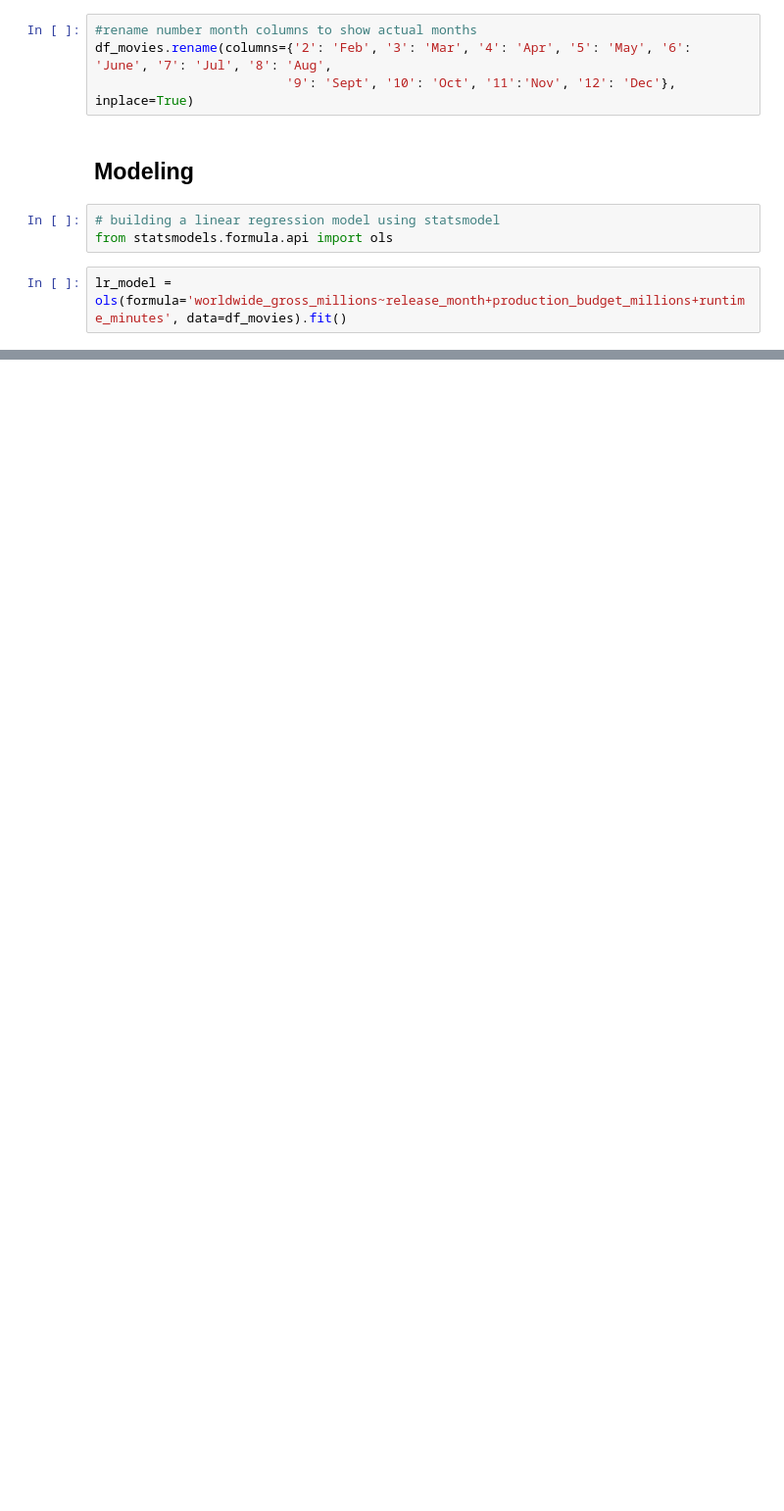
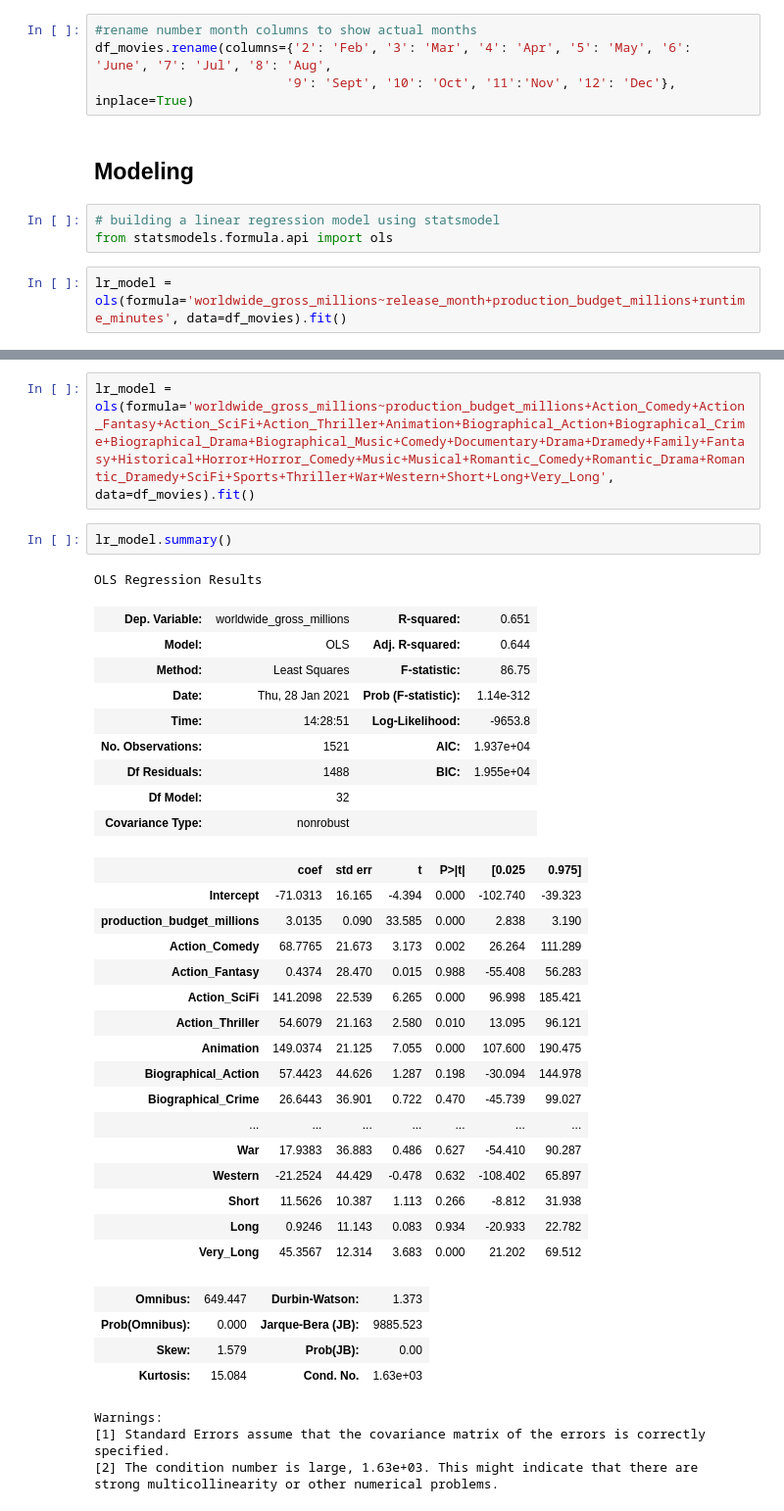
Before and after one commit to KenHoffman95/Movie-Box-Office-Predictor-, a Jupyter notebook: Data Cleaning and Feature Engineering.ipynb, the cells around one changed output, grey strips where cells are left out. Shown: that part at 98% size. Saved outputs shown, nothing was run; the diff lists cells and outputs as text; blank space fills up the shorter version.

```diff
--- a/Data Cleaning and Feature Engineering.ipynb
+++ b/Data Cleaning and Feature Engineering.ipynb
@@ -917,0 +927,39 @@ Warnings:
+# %%
+lr_model = ols(formula='worldwide_gross_millions~production_budget_millions+Action_Comedy+Action_Fantasy+Action_SciFi+Action_Thriller+Animation+Biographical_Action+Biographical_Crime+Biographical_Drama+Biographical_Music+Comedy+Documentary+Drama+Dramedy+Family+Fantasy+Historical+Horror+Horror_Comedy+Music+Musical+Romantic_Comedy+Romantic_Drama+Romantic_Dramedy+SciFi+Sports+Thriller+War+Western+Short+Long+Very_Long', data=df_movies).fit()
+# %%
+lr_model.summary()
+# %% [output]
+OLS Regression Results
+| Dep. Variable: | worldwide_gross_millions | R-squared: | 0.651 |
+| Model: | OLS | Adj. R-squared: | 0.644 |
+| Method: | Least Squares | F-statistic: | 86.75 |
+| Date: | Thu, 28 Jan 2021 | Prob (F-statistic): | 1.14e-312 |
+| Time: | 14:28:51 | Log-Likelihood: | -9653.8 |
+| No. Observations: | 1521 | AIC: | 1.937e+04 |
+| Df Residuals: | 1488 | BIC: | 1.955e+04 |
+| Df Model: | 32 |  |  |
+| Covariance Type: | nonrobust |  |  |
+|  | coef | std err | t | P>|t| | [0.025 | 0.975] |
+| Intercept | -71.0313 | 16.165 | -4.394 | 0.000 | -102.740 | -39.323 |
+| production_budget_millions | 3.0135 | 0.090 | 33.585 | 0.000 | 2.838 | 3.190 |
+| Action_Comedy | 68.7765 | 21.673 | 3.173 | 0.002 | 26.264 | 111.289 |
+| Action_Fantasy | 0.4374 | 28.470 | 0.015 | 0.988 | -55.408 | 56.283 |
+| Action_SciFi | 141.2098 | 22.539 | 6.265 | 0.000 | 96.998 | 185.421 |
+| Action_Thriller | 54.6079 | 21.163 | 2.580 | 0.010 | 13.095 | 96.121 |
+| Animation | 149.0374 | 21.125 | 7.055 | 0.000 | 107.600 | 190.475 |
+| Biographical_Action | 57.4423 | 44.626 | 1.287 | 0.198 | -30.094 | 144.978 |
+| Biographical_Crime | 26.6443 | 36.901 | 0.722 | 0.470 | -45.739 | 99.027 |
+| ... | ... | ... | ... | ... | ... | ... |
+| War | 17.9383 | 36.883 | 0.486 | 0.627 | -54.410 | 90.287 |
+| Western | -21.2524 | 44.429 | -0.478 | 0.632 | -108.402 | 65.897 |
+| Short | 11.5626 | 10.387 | 1.113 | 0.266 | -8.812 | 31.938 |
+| Long | 0.9246 | 11.143 | 0.083 | 0.934 | -20.933 | 22.782 |
+| Very_Long | 45.3567 | 12.314 | 3.683 | 0.000 | 21.202 | 69.512 |
+| Omnibus: | 649.447 | Durbin-Watson: | 1.373 |
+| Prob(Omnibus): | 0.000 | Jarque-Bera (JB): | 9885.523 |
+| Skew: | 1.579 | Prob(JB): | 0.00 |
+| Kurtosis: | 15.084 | Cond. No. | 1.63e+03 |
+Warnings:
+[1] Standard Errors assume that the covariance matrix of the errors is correctly specified.
+[2] The condition number is large, 1.63e+03. This might indicate that there are
+strong multicollinearity or other numerical problems.
```
Also changed, not shown: parts of 5 cells of this notebook.
